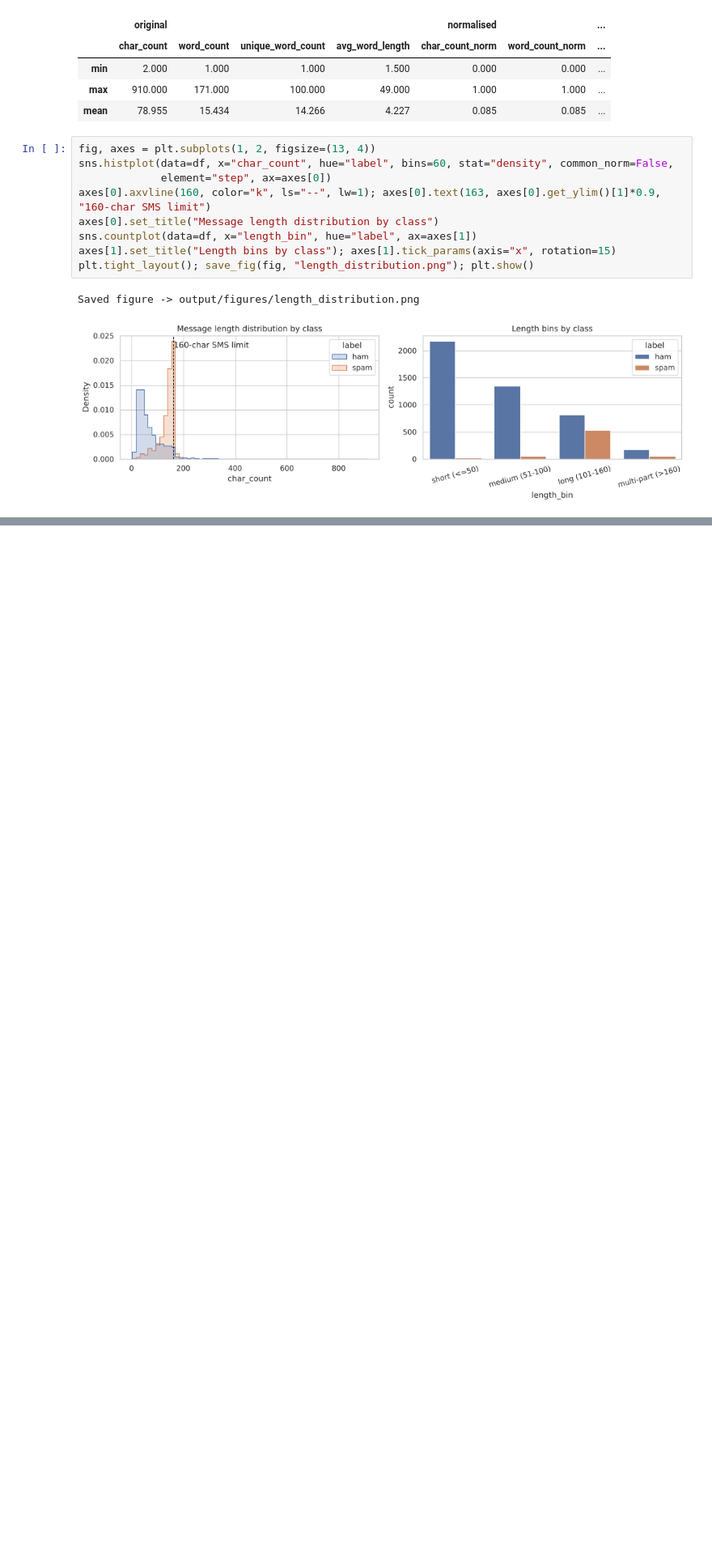
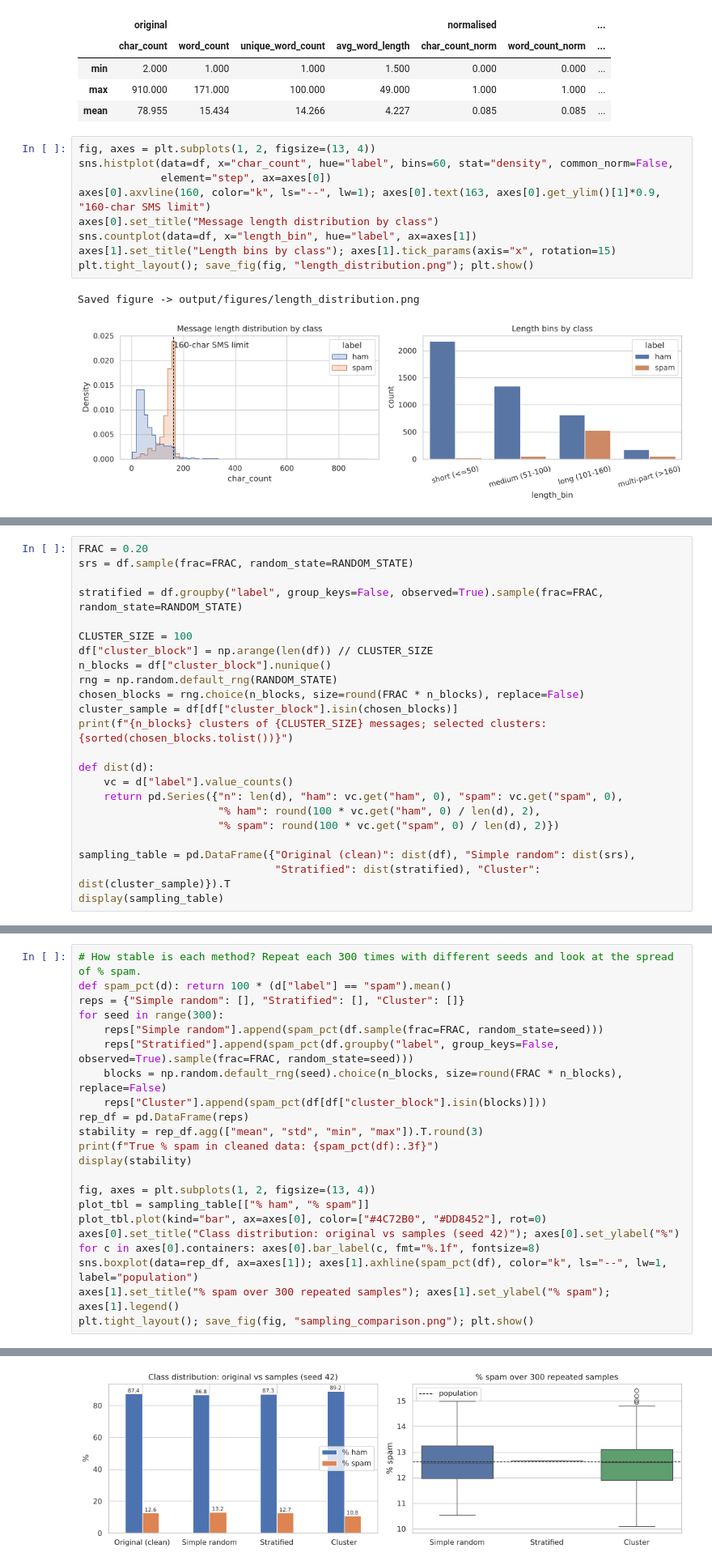
Before and after one commit to mahmoudd-adell/bd-a1, a Jupyter notebook: notebook/analysis.ipynb, the cells around one changed output, grey strips where cells are left out. Shown at 81% size. Drawn from its saved outputs; the diff is of its cells as text; blank space fills up the shorter version.

Commit message:
Notebook: simple random, stratified and cluster sampling (4.5)

```diff
--- a/notebook/analysis.ipynb
+++ b/notebook/analysis.ipynb
@@ -355,0 +363,23 @@ Saved figure -> output/figures/length_distribution.png
+# %%
+FRAC = 0.20
+srs = df.sample(frac=FRAC, random_state=RANDOM_STATE)
+
+stratified = df.groupby("label", group_keys=False, observed=True).sample(frac=FRAC, random_state=RANDOM_STATE)
+
+CLUSTER_SIZE = 100
+df["cluster_block"] = np.arange(len(df)) // CLUSTER_SIZE
+n_blocks = df["cluster_block"].nunique()
+rng = np.random.default_rng(RANDOM_STATE)
+chosen_blocks = rng.choice(n_blocks, size=round(FRAC * n_blocks), replace=False)
+cluster_sample = df[df["cluster_block"].isin(chosen_blocks)]
+print(f"{n_blocks} clusters of {CLUSTER_SIZE} messages; selected clusters: {sorted(chosen_blocks.tolist())}")
+
+def dist(d):
+    vc = d["label"].value_counts()
+    return pd.Series({"n": len(d), "ham": vc.get("ham", 0), "spam": vc.get("spam", 0),
+                      "% ham": round(100 * vc.get("ham", 0) / len(d), 2),
+                      "% spam": round(100 * vc.get("spam", 0) / len(d), 2)})
+
+sampling_table = pd.DataFrame({"Original (clean)": dist(df), "Simple random": dist(srs),
+                               "Stratified": dist(stratified), "Cluster": dist(cluster_sample)}).T
+display(sampling_table)
@@ -355,0 +393,23 @@ Saved figure -> output/figures/length_distribution.png
+# %%
+# How stable is each method? Repeat each 300 times with different seeds and look at the spread of % spam.
+def spam_pct(d): return 100 * (d["label"] == "spam").mean()
+reps = {"Simple random": [], "Stratified": [], "Cluster": []}
+for seed in range(300):
+    reps["Simple random"].append(spam_pct(df.sample(frac=FRAC, random_state=seed)))
+    reps["Stratified"].append(spam_pct(df.groupby("label", group_keys=False, observed=True).sample(frac=FRAC, random_state=seed)))
+    blocks = np.random.default_rng(seed).choice(n_blocks, size=round(FRAC * n_blocks), replace=False)
+    reps["Cluster"].append(spam_pct(df[df["cluster_block"].isin(blocks)]))
+rep_df = pd.DataFrame(reps)
+stability = rep_df.agg(["mean", "std", "min", "max"]).T.round(3)
+print(f"True % spam in cleaned data: {spam_pct(df):.3f}")
+display(stability)
+
+fig, axes = plt.subplots(1, 2, figsize=(13, 4))
+plot_tbl = sampling_table[["% ham", "% spam"]]
+plot_tbl.plot(kind="bar", ax=axes[0], color=["#4C72B0", "#DD8452"], rot=0)
+axes[0].set_title("Class distribution: original vs samples (seed 42)"); axes[0].set_ylabel("%")
+for c in axes[0].containers: axes[0].bar_label(c, fmt="%.1f", fontsize=8)
+sns.boxplot(data=rep_df, ax=axes[1]); axes[1].axhline(spam_pct(df), color="k", ls="--", lw=1, label="population")
+axes[1].set_title("% spam over 300 repeated samples"); axes[1].set_ylabel("% spam"); axes[1].legend()
+plt.tight_layout(); save_fig(fig, "sampling_comparison.png"); plt.show()
+# %% [output]
@@ -355,0 +422 @@ Saved figure -> output/figures/length_distribution.png
+[figure, added]
```
Also changed, not shown: parts of 4 cells of this notebook, 1 other file.
